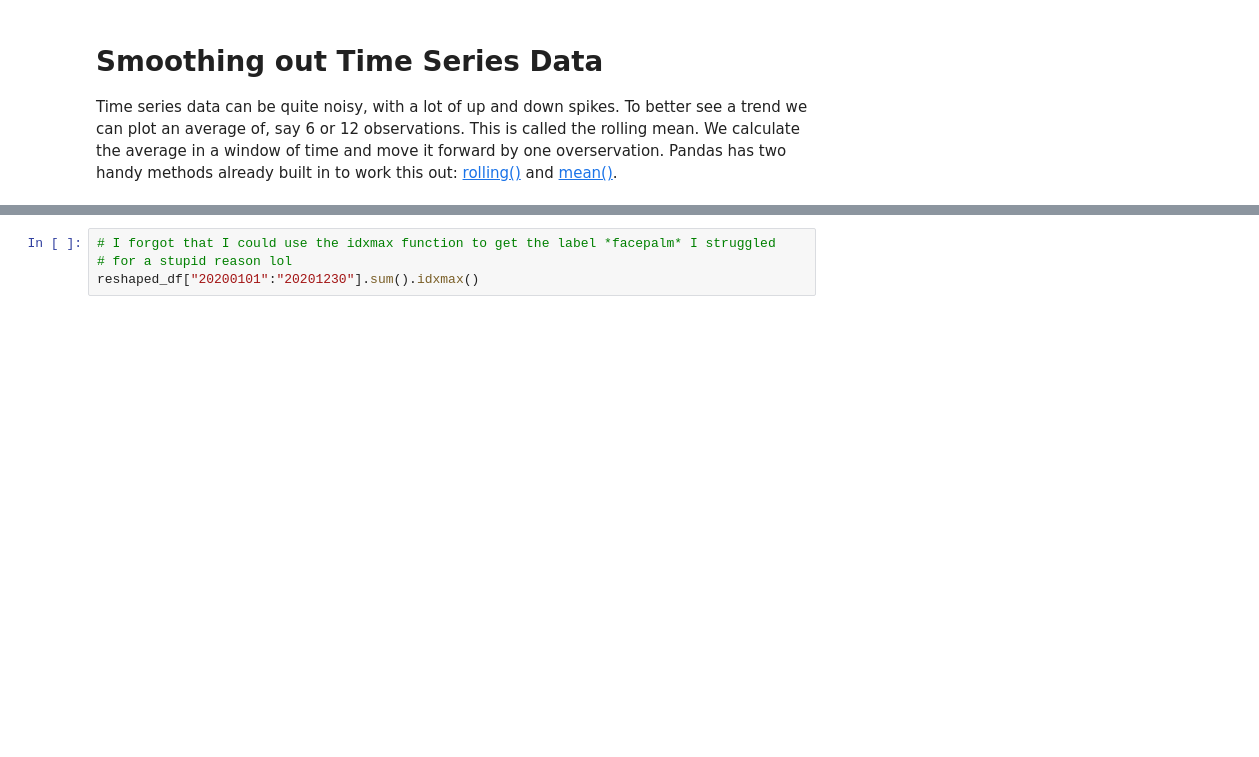
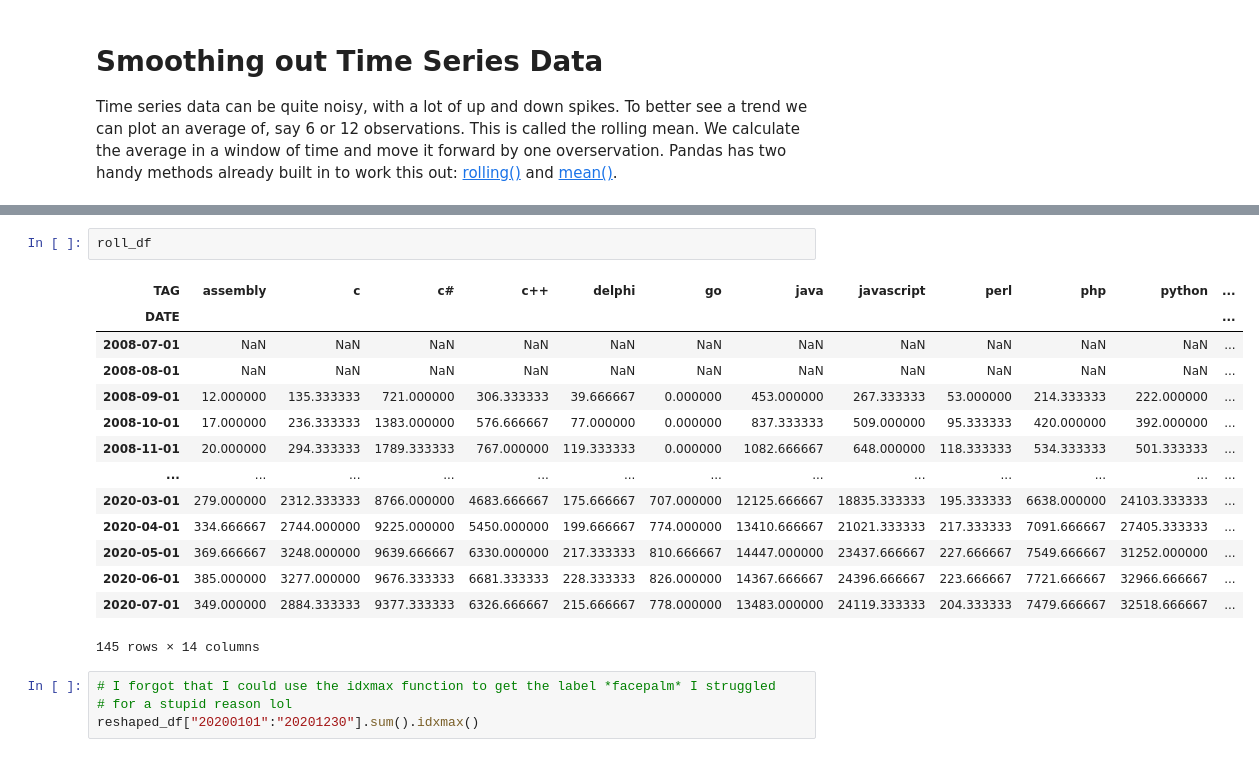
Before and after one commit to conraduouou/experiment-python, a Jupyter notebook: DAY 72 - Matplotlib/Programming_Languages_(start).ipynb, the cells around one changed output, grey strips where cells are left out. Cells and saved outputs as stored; diff of their text form; blank space fills up the shorter version.

```diff
--- a/DAY 72 - Matplotlib/Programming_Languages_(start).ipynb
+++ b/DAY 72 - Matplotlib/Programming_Languages_(start).ipynb
@@ -229,3 +230,20 @@ plt.legend(fontsize=16)
+# %%
+roll_df
+# %% [output]
+| TAG | assembly | c | c# | c++ | delphi | go | java | javascript | perl | php | python | ... |
+| DATE |  |  |  |  |  |  |  |  |  |  |  | ... |
+| 2008-07-01 | NaN | NaN | NaN | NaN | NaN | NaN | NaN | NaN | NaN | NaN | NaN | ... |
+| 2008-08-01 | NaN | NaN | NaN | NaN | NaN | NaN | NaN | NaN | NaN | NaN | NaN | ... |
+| 2008-09-01 | 12.000000 | 135.333333 | 721.000000 | 306.333333 | 39.666667 | 0.000000 | 453.000000 | 267.333333 | 53.000000 | 214.333333 | 222.000000 | ... |
+| 2008-10-01 | 17.000000 | 236.333333 | 1383.000000 | 576.666667 | 77.000000 | 0.000000 | 837.333333 | 509.000000 | 95.333333 | 420.000000 | 392.000000 | ... |
+| 2008-11-01 | 20.000000 | 294.333333 | 1789.333333 | 767.000000 | 119.333333 | 0.000000 | 1082.666667 | 648.000000 | 118.333333 | 534.333333 | 501.333333 | ... |
+| ... | ... | ... | ... | ... | ... | ... | ... | ... | ... | ... | ... | ... |
+| 2020-03-01 | 279.000000 | 2312.333333 | 8766.000000 | 4683.666667 | 175.666667 | 707.000000 | 12125.666667 | 18835.333333 | 195.333333 | 6638.000000 | 24103.333333 | ... |
+| 2020-04-01 | 334.666667 | 2744.000000 | 9225.000000 | 5450.000000 | 199.666667 | 774.000000 | 13410.666667 | 21021.333333 | 217.333333 | 7091.666667 | 27405.333333 | ... |
+| 2020-05-01 | 369.666667 | 3248.000000 | 9639.666667 | 6330.000000 | 217.333333 | 810.666667 | 14447.000000 | 23437.666667 | 227.666667 | 7549.666667 | 31252.000000 | ... |
+| 2020-06-01 | 385.000000 | 3277.000000 | 9676.333333 | 6681.333333 | 228.333333 | 826.000000 | 14367.666667 | 24396.666667 | 223.666667 | 7721.666667 | 32966.666667 | ... |
+| 2020-07-01 | 349.000000 | 2884.333333 | 9377.333333 | 6326.666667 | 215.666667 | 778.000000 | 13483.000000 | 24119.333333 | 204.333333 | 7479.666667 | 32518.666667 | ... |
+145 rows × 14 columns
 # %%
 # I forgot that I could use the idxmax function to get the label *facepalm* I struggled
 # for a stupid reason lol
```
Also changed, not shown: parts of 3 cells of this notebook, 6 other files.
